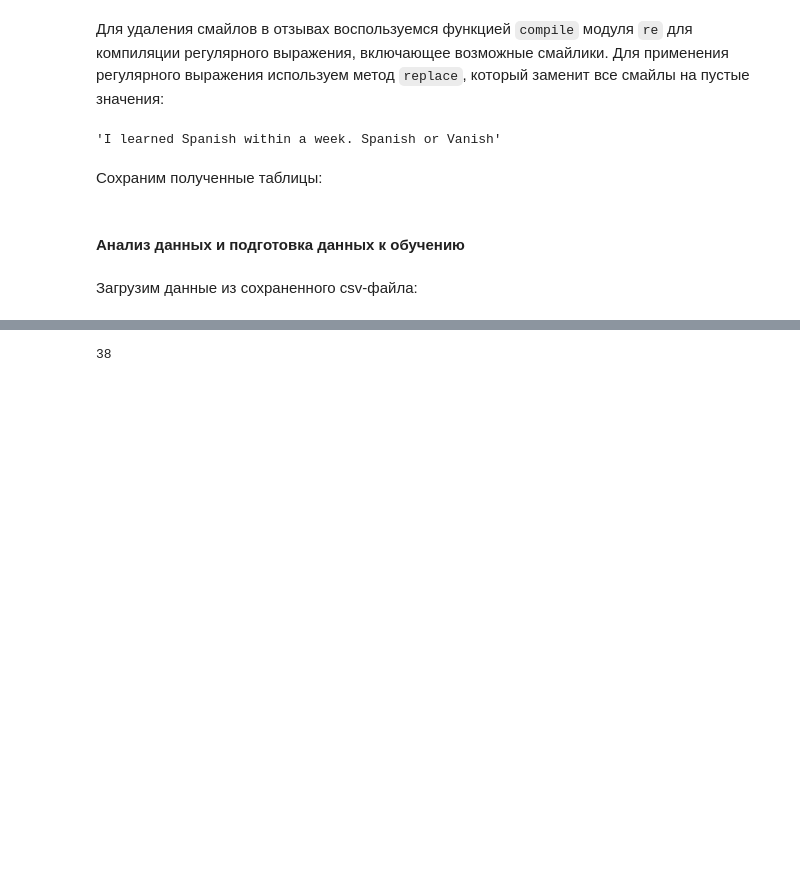
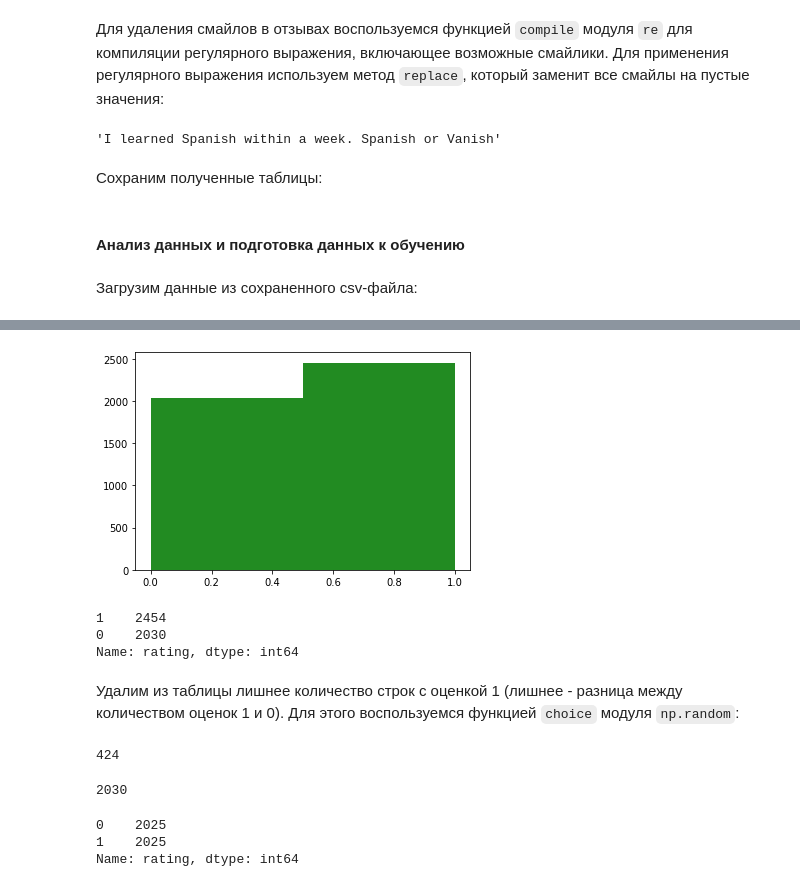
Before and after one commit to Alice15423/sentiment_analysis, a Jupyter notebook: reseach/sentiment_analysis.ipynb, the cells around one changed output, grey strips where cells are left out. Cells and saved outputs as stored; diff of their text form; code cells hidden in the pictures; blank space fills up the shorter version.

```diff
--- a/reseach/sentiment_analysis.ipynb
+++ b/reseach/sentiment_analysis.ipynb
@@ -340,0 +345,7 @@ Name: rating, dtype: int64
+# %%
+# условие:
+# 5//2 = 2 > 1, 4//2 = 2 > 1
+# 3//2 = 1 = 1, 2//2 = 1 = 1, 1//2 = 0 < 1
+df['rating'] = np.where(df['rating'] // 2 > 1, 1, 0)
+df_check['rating'] = np.where(df_check['rating'] // 2 > 1, 1, 0)
+df.head()
@@ -341,4 +359,40 @@ Name: rating, dtype: int64
+# %%
+plt.hist(df['rating'], bins=2, color='forestgreen')
+plt.show()
+# %% [output]
+[figure, added]
 # %%
-df.app_name.value_counts().min()
+df.rating.value_counts()
 # %% [output]
-38
+1    2454
+0    2030
+Name: rating, dtype: int64
+# %% [markdown]
+Удалим из таблицы лишнее количество строк с оценкой 1 (лишнее - разница между количеством оценок 1 и 0). Для этого воспользуемся функцией `choice` модуля `np.random`:
+# %%
+to_remove = np.random.choice(
+    df[df['rating'] == 1].index,
+    size=2454-2030,
+    replace=False
+)
+to_remove.size
+# %% [output]
+424
+# %%
+df = df.drop(to_remove)
+df.rating.value_counts()[0]
+# %% [output]
+2030
+# %%
+n = df_check.rating.value_counts()[1] - df_check.rating.value_counts()[0]
+to_remove = np.random.choice(
+    df_check[df_check['rating'] == 1].index,
+    size=n,
+    replace=False
+)
+df_check = df_check.drop(to_remove)
+df_check.rating.value_counts()
+# %% [output]
+0    2025
+1    2025
+Name: rating, dtype: int64
```
Also changed, not shown: parts of 15 cells of this notebook, 4 other files.
